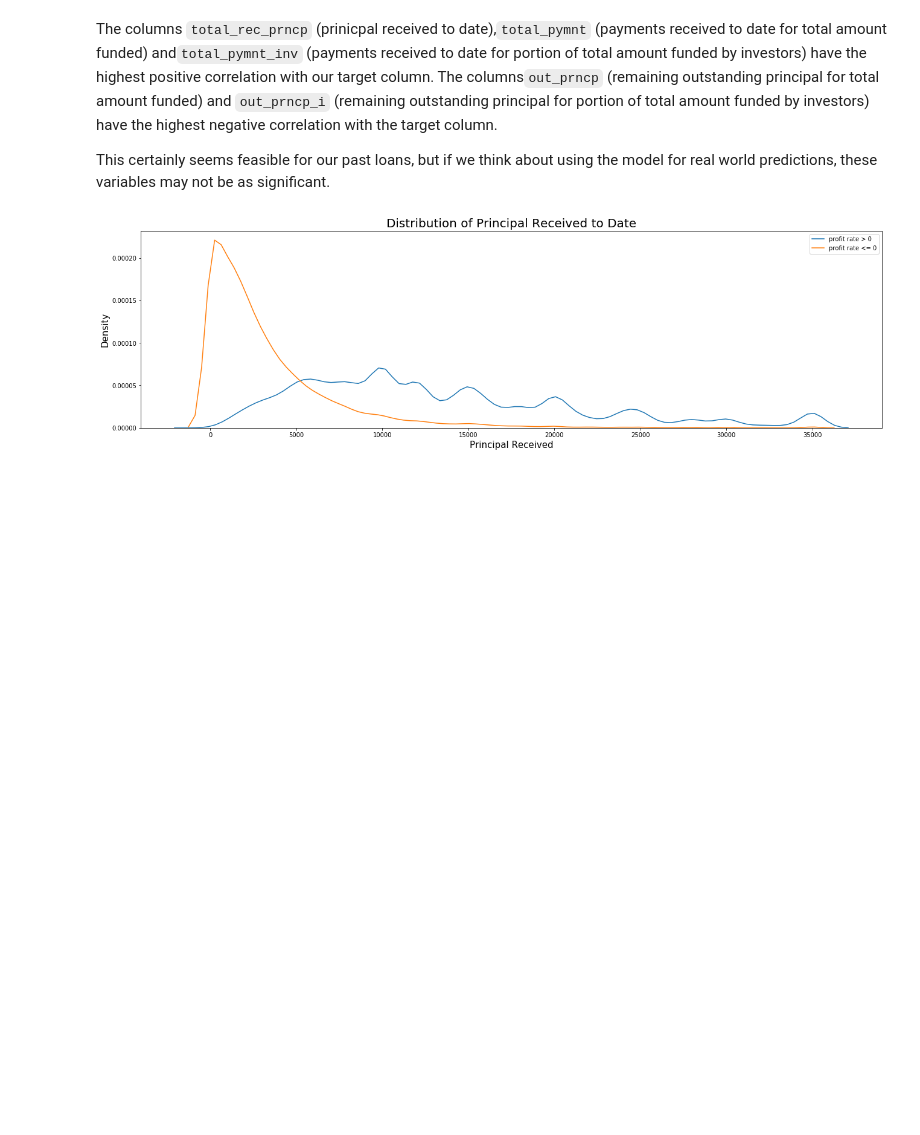
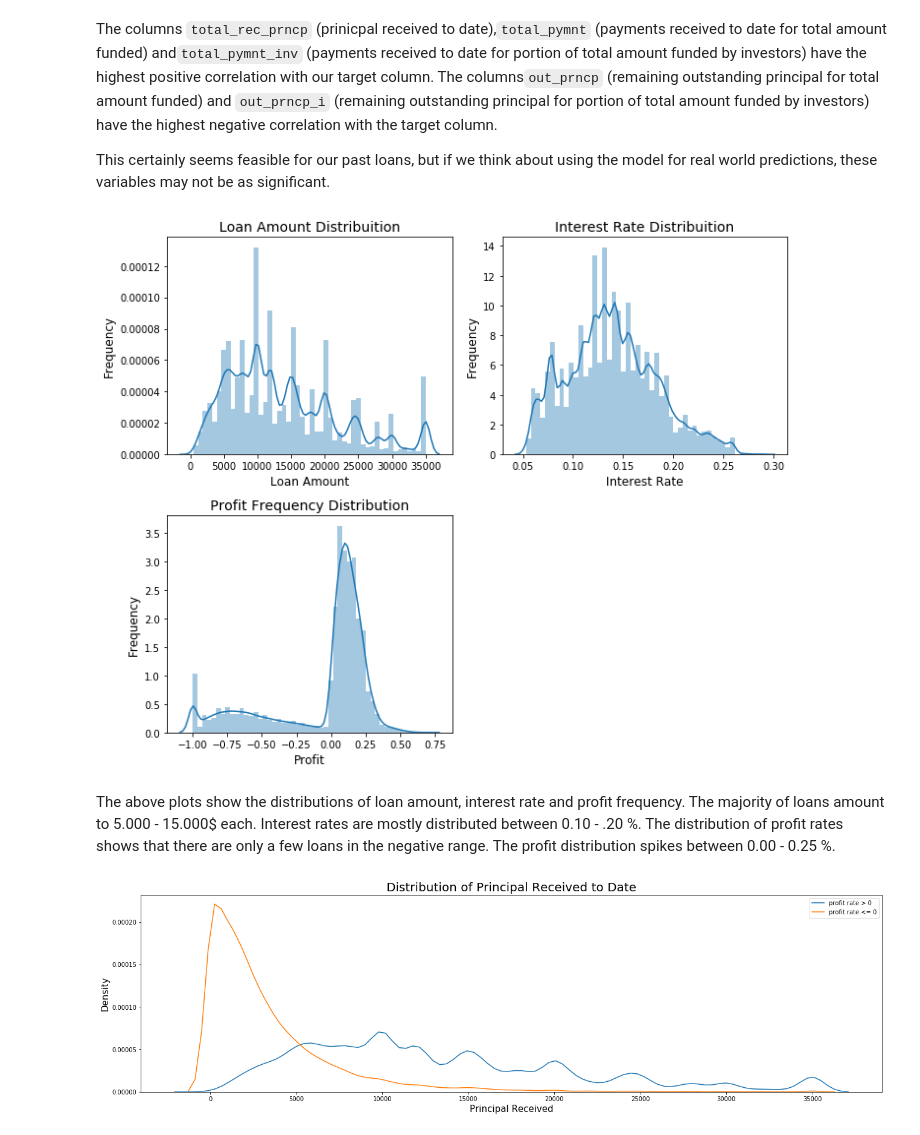
Before and after one commit to Humboldt-WI/blog, a Jupyter notebook: content/research/information_systems_1819/group7_BayesianNN_Uncertainty.ipynb, the cells around one changed output. Saved outputs shown, nothing was run; the diff lists cells and outputs as text; code cells hidden in the pictures; blank space fills up the shorter version.

Commit message:
added more graphs, introduction, literature review and names

```diff
--- a/content/research/information_systems_1819/group7_BayesianNN_Uncertainty.ipynb
+++ b/content/research/information_systems_1819/group7_BayesianNN_Uncertainty.ipynb
@@ -104,6 +131,34 @@ Name: profit, dtype: float64
 The columns `total_rec_prncp` (prinicpal received to date),`total_pymnt` (payments received to date for total amount funded) and`total_pymnt_inv` (payments received to date for portion of total amount funded by investors) have the highest positive correlation with our target column. The columns`out_prncp` (remaining outstanding principal for total amount funded) and `out_prncp_i` (remaining outstanding principal for portion of total amount funded by investors) have the highest negative correlation with the target column.
 
 This certainly seems feasible for our past loans, but if we think about using the model for real world predictions, these variables may not be as significant.
+# %%
+loan["int_rate_dec"] = loan.apply(lambda x: (x["int_rate"]/100), axis = 1)
+fig = plt.figure(figsize = (10,8))
+ax1 = fig.add_subplot(221)
+g = sns.distplot(loan["loan_amnt"], ax=ax1)
+g.set_xlabel("Loan Amount", fontsize=12)
+g.set_ylabel("Frequency", fontsize=12)
+ax1.set_title("Loan Amount Distribution", fontsize=14)
+
+
+ax2 = fig.add_subplot(222)
+g1 = sns.distplot(loan['int_rate_dec'], ax=ax2)
+g1.set_xlabel("Interest Rate", fontsize=12)
+g1.set_ylabel("Frequency", fontsize=12)
+ax2.set_title("Interest Rate Distribution", fontsize=14)
+
+
+ax3 = fig.add_subplot(223)
+g2 = sns.distplot(loan["profit"])
+g2.set_xlabel("Profit", fontsize=12)
+g2.set_ylabel("Frequency", fontsize=12)
+ax3.set_title("Profit Frequency Distribution", fontsize=14)
+
+fig.tight_layout()
+# %% [output]
+[figure, added]
+# %% [markdown]
+The above plots show the distributions of loan amount, interest rate and profit frequency. The majority of loans amount to 5.000 - 15.000$ each. Interest rates are mostly distributed between 0.10 - .20 \%. The distribution of profit rates shows that there are only a few loans in the negative range. The profit distribution spikes between 0.00 - 0.25 \%.
 # %%
 fig = plt.figure(figsize=(22,6))
 sns.kdeplot(loan.loc[loan['profit'] > 0, 'total_rec_prncp'], label = 'profit rate > 0')
```
Also changed, not shown: parts of 4 cells of this notebook.
